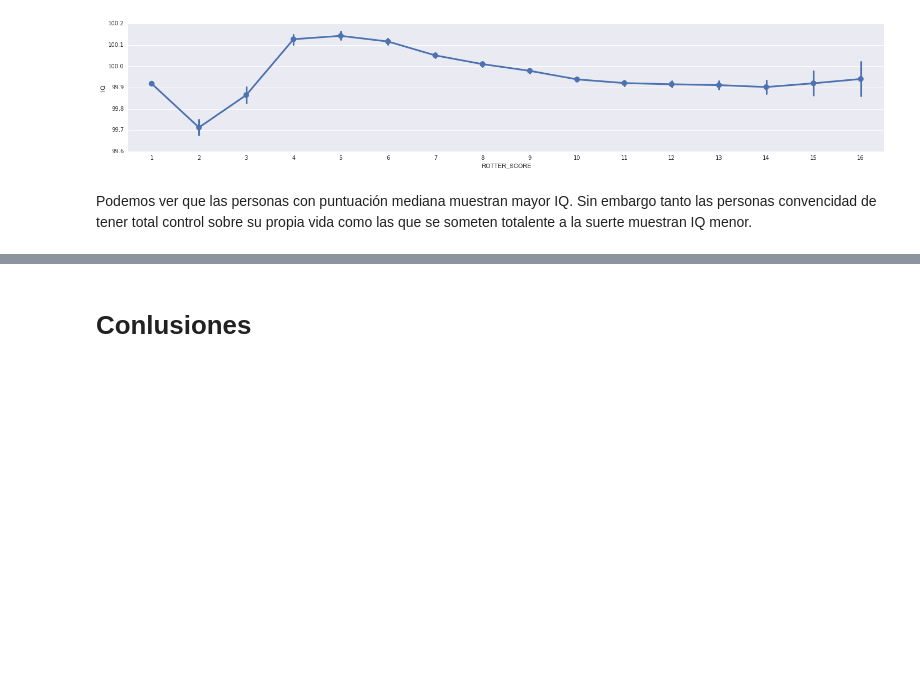
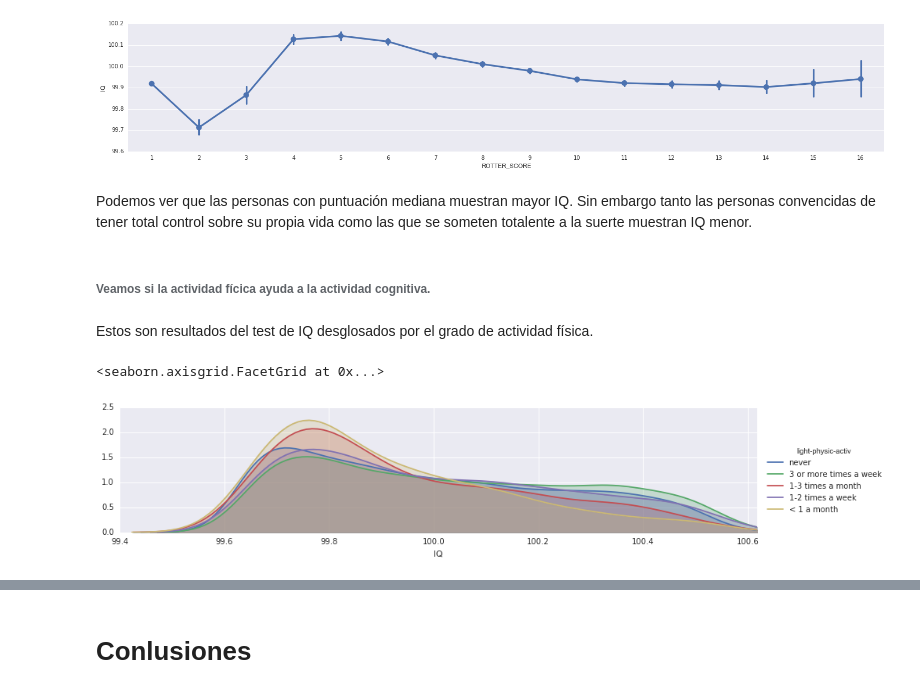
Before and after one commit to annalawrenc/-Entornos-data-science---Python, a Jupyter notebook: EjercicioLibre/Entrega3EjercicioLibre-IQresearchNLSY79.ipynb, the cells around one changed output, grey strips where cells are left out. Saved outputs shown, nothing was run; the diff lists cells and outputs as text; code cells hidden in the pictures; blank space fills up the shorter version.

```diff
--- a/EjercicioLibre/Entrega3EjercicioLibre-IQresearchNLSY79.ipynb
+++ b/EjercicioLibre/Entrega3EjercicioLibre-IQresearchNLSY79.ipynb
@@ -795,4 +807,18 @@ sns.factorplot('ROTTER_SCORE','IQ', data=datos,size=4,aspect=5)
 <seaborn.axisgrid.FacetGrid at 0x...>
 [figure]
 # %% [markdown]
-Podemos ver que las personas con puntuación mediana muestran mayor IQ. Sin embargo tanto las personas convencidad de tener total control sobre su propia vida como las que se someten totalente a la suerte muestran IQ menor.
+Podemos ver que las personas con puntuación mediana muestran mayor IQ. Sin embargo tanto las personas convencidas de tener total control sobre su propia vida como las que se someten totalente a la suerte muestran IQ menor.
+# %% [markdown]
+###### Veamos si la actividad fícica ayuda a la actividad cognitiva.
+# %% [markdown]
+Estos son resultados del test de IQ desglosados por el grado de actividad física.
+# %%
+import seaborn as sns
+%matplotlib inline
+facet = sns.FacetGrid(datos, hue="light-physic-activ",aspect=4)
+facet.map(sns.kdeplot,'IQ',shade= True)
+facet.set(xlim=(99.4, datos['IQ'].max()))
+facet.add_legend()
+# %% [output]
+<seaborn.axisgrid.FacetGrid at 0x...>
+[figure, added]
```
Also changed, not shown: parts of 8 cells of this notebook.
